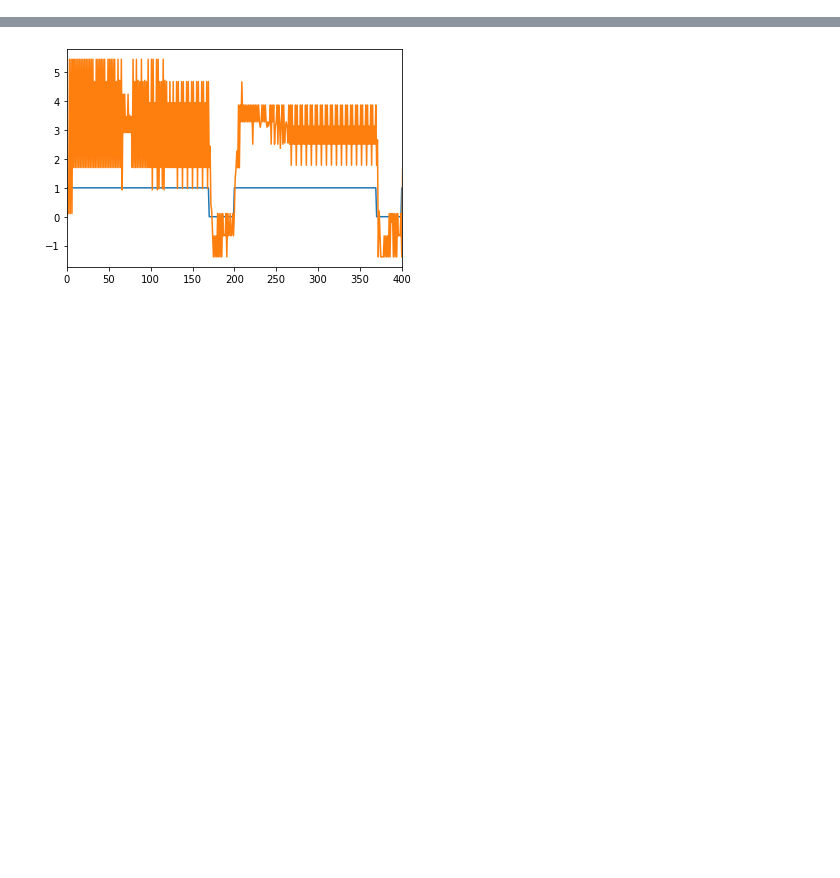
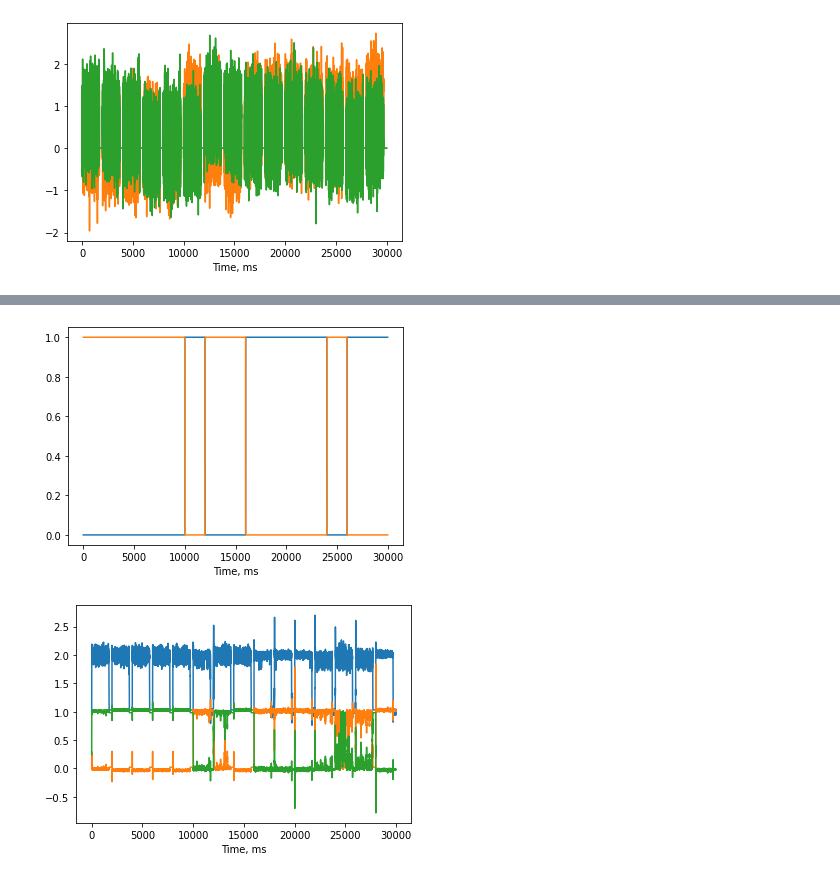
Before and after one commit to Pugavkomm/-test-multy_cognitive_tasks, a Jupyter notebook: Two_task_model.ipynb, the cells around one changed output, grey strips where cells are left out. Saved outputs shown, nothing was run; the diff lists cells and outputs as text; code cells hidden in the pictures; blank space fills up the shorter version.

```diff
--- a/Two_task_model.ipynb
+++ b/Two_task_model.ipynb
@@ -23,19 +0,0 @@ def generate_task(seq_len:int, dt:float, batch_size:int, task_name:str):
-# %%
-
-dataset, ob_size, act_size, env = generate_task(1000, 10, 1, 'PerceptualDecisionMaking-v0')
-inputs, labels = dataset()
-print(f'inputs.shape = {inputs.shape}\nlabels.shape = {labels.shape}')
-plt.figure(figsize=(20, 10))
-for i in range(ob_size):
-    plt.plot(inputs[:, 0, i], label=f'$input_{i + 1}$')
-plt.legend(fontsize=20)
-plt.xlabel('time, ms')
-plt.ylabel('magnitude')
-plt.show()
-plt.close()
-
-
-plt.figure(figsize=(20, 10))
-plt.plot(labels[:, 0])
-plt.xlabel('time, ms')
-plt.ylabel('label')
@@ -229,16 +131,64 @@ Device: gpu (cuda)
 # %%
 import matplotlib.pyplot as plt
+import numpy as np
+# 0. Create dataset
+t_fixation = .3
+t_target = .35
+t_trial = .75
+t_delay = .3 #300 - 1500 (.3s - 1.5s)
+
+f_time = 30000
+dt = 1e-3
+params = dict([('sigma', .5),
+              ('fixation', t_fixation),
+              ('target', t_target),
+              ('delay', t_delay),
+              ('trial', t_trial),
+              ('time', f_time),
+              ('dt', dt)])
+batch_size = 1
+CDM_task = ContextDM(params, batch_size)
 inputs, labels = CDM_task.dataset()
+plt.plot(inputs[:, 0, 0])
+plt.plot(inputs[:, 0, 3])
+plt.plot(inputs[:, 0, 4])
+plt.xlabel('Time, ms')
+plt.show()
+plt.close()
 inputs = torch.from_numpy(inputs).type(torch.float).to(device)
-labels = torch.from_numpy(labels.flatten()).type(torch.long).to(device)
+feature_size, output_size = CDM_task.feature_and_act_size
+hidden_size = 400
+
+# 1. model
+
+if False:
+
+    model = SNNMULTYTASK(feature_size, hidden_size, output_size).to(device)
+    with torch.no_grad():
+        for name, param in model.named_parameters():
+            param.copy_(torch.from_numpy( np.load(f'./data/{name}.npy')).to(device))
+#labels = torch.from_numpy(labels.flatten()).type(torch.long).to(device)
 with torch.no_grad():
     outputs, state = model(inputs)
     inputs = inputs.cpu().numpy()
     outputs = outputs.cpu().numpy()
     print(f'inputs.shape = {inputs.shape}')
     print(f'outputs.shape = {outputs.shape}')
-    batch = 1
-    plt.plot(inputs[:, 0, 0])
-    plt.plot(outputs[:, 0, 0])
-    plt.xlim([0, 400])
+
+    #plt.plot(labels[:, 0, 0])
+    plt.plot(labels[:, 0, 1])
+    plt.plot(labels[:, 0, 2])
+    #plt.xlim([0, 1000])
+    plt.xlabel('Time, ms')
+    plt.show()
+    plt.close()
+    #plt.plot(outputs[:, 0, 2])
+    plt.plot(outputs[:, 0, 0] + 1)
+    plt.plot(outputs[:, 0, 1])
+    plt.plot(outputs[:, 0, 2])
+    #plt.xlim([0, 300])
+    plt.xlabel('Time, ms')
+    plt.show()
+    plt.close()
 # %% [output]
+[figure, new version]
@@ -247 +197,2 @@ outputs.shape = (1000, 100, 3)
-[figure, old version]
+[figure, added]
+[figure, added]
```
Also changed, not shown: parts of 15 cells of this notebook, 4 other files.
